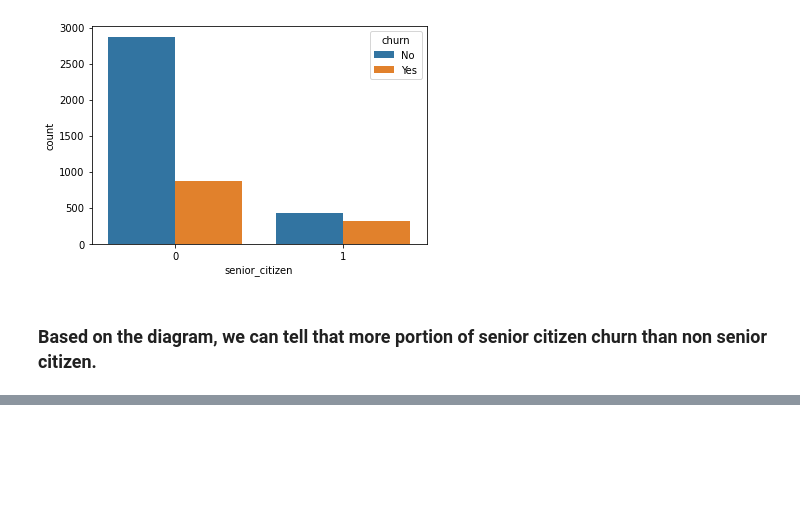
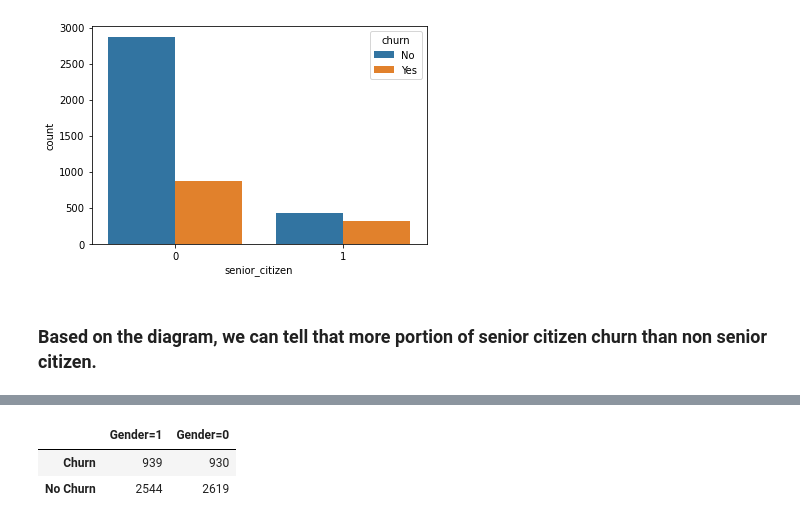
Before and after one commit to rajaramgautam/classification_project, a Jupyter notebook: Classification_Project.ipynb, the cells around one changed output, grey strips where cells are left out. Cells and saved outputs as stored; diff of their text form; code cells hidden in the pictures; blank space fills up the shorter version.

```diff
--- a/Classification_Project.ipynb
+++ b/Classification_Project.ipynb
@@ -326,0 +345,12 @@ sns.countplot(x = 'senior_citizen', hue = 'churn', data = train)
+# %%
+# Make observation table
+
+index = ['Churn', 'No Churn']
+columns = ['Gender=1', 'Gender=0']
+
+gender_observed = pd.DataFrame([[churn.gender_encoded.value_counts()[1], churn.gender_encoded.value_counts()[0]], [no_churn.gender_encoded.value_counts()[1], no_churn.gender_encoded.value_counts()[0]]], index=index, columns=columns)
+gender_observed
+# %% [output]
+|  | Gender=1 | Gender=0 |
+| Churn | 939 | 930 |
+| No Churn | 2544 | 2619 |
```
Also changed, not shown: parts of 84 cells of this notebook.
